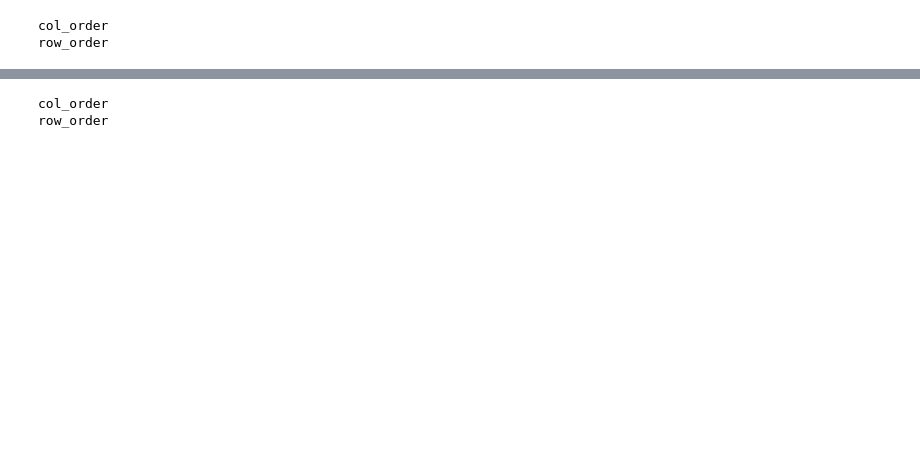
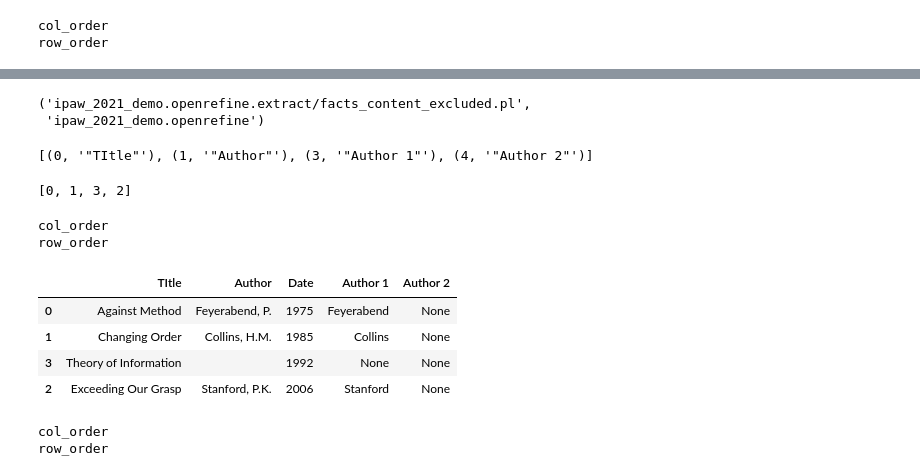
Before and after one commit to nikolausn/ORrePlay, a Jupyter notebook: openrefine_query.ipynb, the cells around one changed output, grey strips where cells are left out. Drawn from its saved outputs; the diff is of its cells as text; code cells hidden in the pictures; blank space fills up the shorter version.

```diff
--- a/openrefine_query.ipynb
+++ b/openrefine_query.ipynb
@@ -256,7 +276,7 @@ state_schema
 ## What are the column names and orders at state ?
 # %%
 #facts_file = "03_poster_demo.openrefine.extract/facts.pl"
-facts_file="airbnb_dirty-csv.openrefine-2.extract/facts.pl"
+facts_file="airbnb_dirty-csv.openrefine-2.extract/facts_content_excluded.pl"
 dname = "airbnb_dirty-csv.openrefine-2.tar.gz"
 
 def col_schema_at_state(facts_file,dname,state):
@@ -285,7 +305,7 @@ def col_schema_at_state(facts_file,dname,state):
     for x in col_path[1:]:
         col_schema.append((x,col_name[x]))
     return col_schema
-col_schema = col_schema_at_state(facts_file,dname,2)
+col_schema = col_schema_at_state(facts_file,dname,-1)
 col_schema
 # %% [output]
 [(0, '"id"'),
@@ -307,8 +327,10 @@ col_schema
  (15, '"availability_365"')]
 # %%
 #facts_file="airbnb_dirty-csv.openrefine-2.extract/facts.pl"
-facts_file="airbnb_dirty-csv.openrefine-2.extract/facts.pl"
-dname = "airbnb_dirty-csv.openrefine-2.tar.gz"
+#facts_file="airbnb_dirty-csv.openrefine-2.extract/facts_content_excluded.pl"
+facts_file = "ipaw_2021_demo.openrefine.extract/facts_content_excluded.pl"
+#dname = "airbnb_dirty-csv.openrefine-2.tar.gz"
+dname = "ipaw_2021_demo.openrefine.tar.gz"
 
 #facts_file = "03_poster_demo.openrefine.extract/facts.pl"
 #dname = "03_poster_demo.openrefine.extract.tar.gz"
@@ -348,8 +372,10 @@ select a.content_id,b.col_id,b.row_id,c.value_text from content a, cell b, value
 # %%
 #facts_file = "03_poster_demo.openrefine.extract/facts.pl"
 #dname = "03_poster_demo.openrefine"
-facts_file = "airbnb_dirty-csv.openrefine-2.extract/facts_content_excluded.pl"
-dname = "airbnb_dirty-csv.openrefine-2"
+#facts_file = "airbnb_dirty-csv.openrefine-2.extract/facts_content_excluded.pl"
+#dname = "airbnb_dirty-csv.openrefine-2"
+facts_file = "ipaw_2021_demo.openrefine.extract/facts_content_excluded.pl"
+dname = "ipaw_2021_demo.openrefine"
 
 import numpy as np
 import tqdm
@@ -466 +472,27 @@ test
+# %%
+facts_file,dname
+# %% [output]
+('ipaw_2021_demo.openrefine.extract/facts_content_excluded.pl',
+ 'ipaw_2021_demo.openrefine')
+# %%
+col_schema = col_schema_at_state(facts_file,dname,5)
+col_schema
+# %% [output]
+[(0, '"TItle"'), (1, '"Author"'), (3, '"Author 1"'), (4, '"Author 2"')]
+# %%
+row_order_at_state(facts_file,dname,4)
+# %% [output]
+[0, 1, 3, 2]
+# %%
+tt = cell_content_at_state(facts_file,dname,4)
+tt.columns = ["TItle","Author","Date","Author 1","Author 2"]
+tt.iloc[row_order_at_state(facts_file,dname,4)]
+# %% [output]
+col_order
+row_order
+|  | TItle | Author | Date | Author 1 | Author 2 |
+| 0 | Against Method | Feyerabend, P. | 1975 | Feyerabend | None |
+| 1 | Changing Order | Collins, H.M. | 1985 | Collins | None |
+| 3 | Theory of Information |  | 1992 | None | None |
+| 2 | Exceeding Our Grasp | Stanford, P.K. | 2006 | Stanford | None |
 # %%
```
Also changed, not shown: parts of 41 cells of this notebook, 3 other files.
